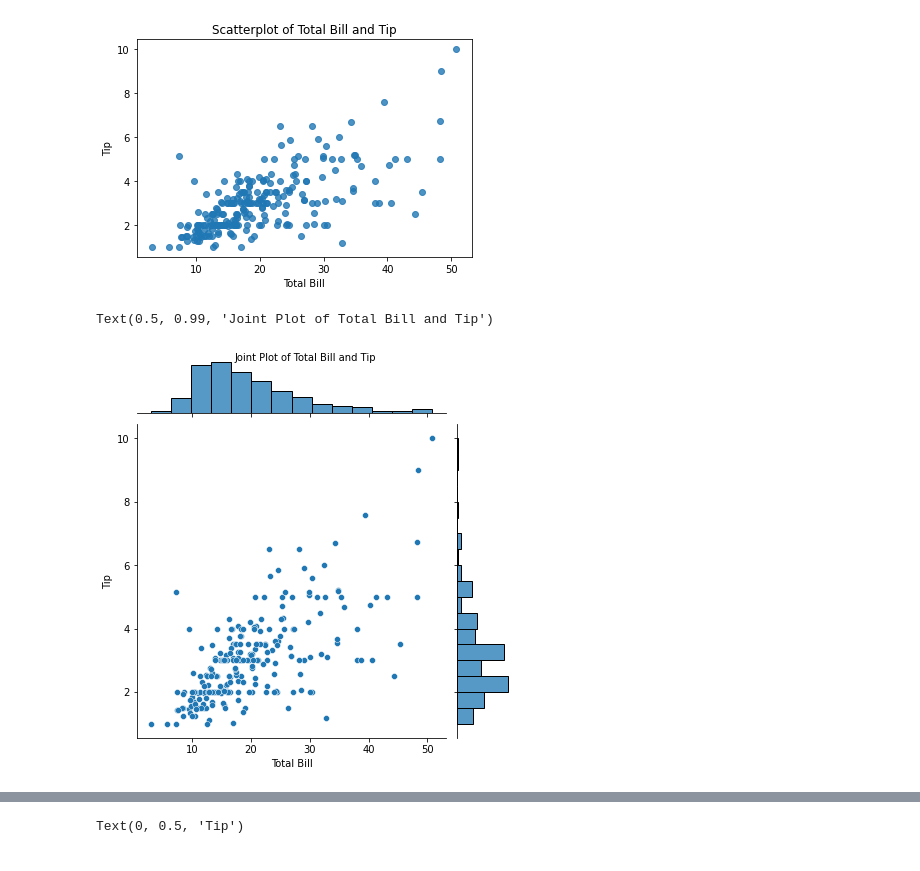
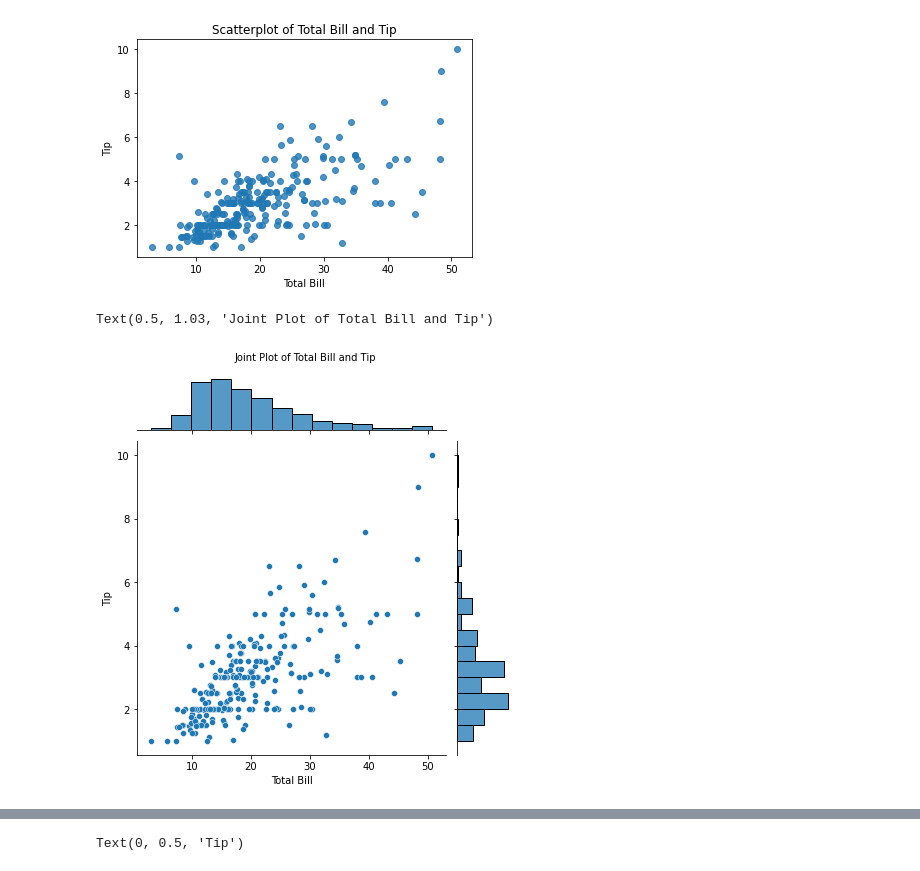
Before and after one commit to kimhj010502/ESAA_YB, a Jupyter notebook: Week4_HW.ipynb, the cells around one changed output, grey strips where cells are left out. Saved outputs shown, nothing was run; the diff lists cells and outputs as text; code cells hidden in the pictures.

```diff
--- a/Week4_HW.ipynb
+++ b/Week4_HW.ipynb
@@ -232,10 +232,10 @@ Text(0, 0.5, 'Tip')
 # %%
 joint = sns.jointplot(x='total_bill', y='tip', data=tips) #jointplot: 산점도 그래프 + 히스토그램
 joint.set_axis_labels(xlabel='Total Bill', ylabel='Tip') #set_axis_labels 메소드로 xlabel과 ylabel 함께 지정 가능
-joint.fig.suptitle('Joint Plot of Total Bill and Tip', fontsize=10, y=0.99) #y 옵션: 제목의 y 위치 지정
+joint.fig.suptitle('Joint Plot of Total Bill and Tip', fontsize=10, y=1.03) #y 옵션: 제목의 y 위치 지정
 # %% [output]
-Text(0.5, 0.99, 'Joint Plot of Total Bill and Tip')
+Text(0.5, 1.03, 'Joint Plot of Total Bill and Tip')
-[figure, old version]
+[figure, new version]
 # %%
 hexbin = sns.jointplot(x='total_bill', y='tip', data=tips, kind='hex') #kind='hex' 옵션: 육각 그래프 출력
 #육각 그래프: 2차원 표면에 육각형으로 데이터를 쌓아 표현하는 그래프로 특정 데이터의 개수가 많아지면 색이 진해짐
```
Also changed, not shown: parts of 18 cells of this notebook.
